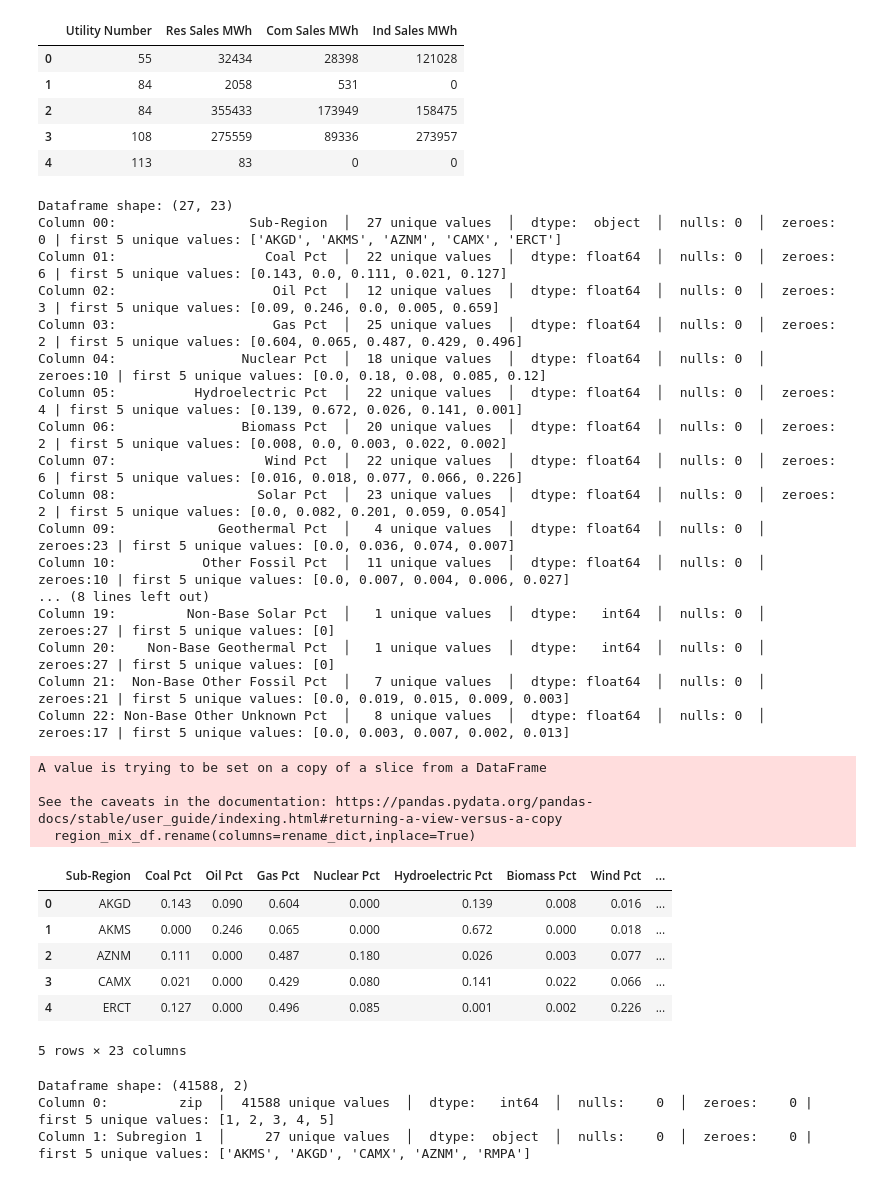
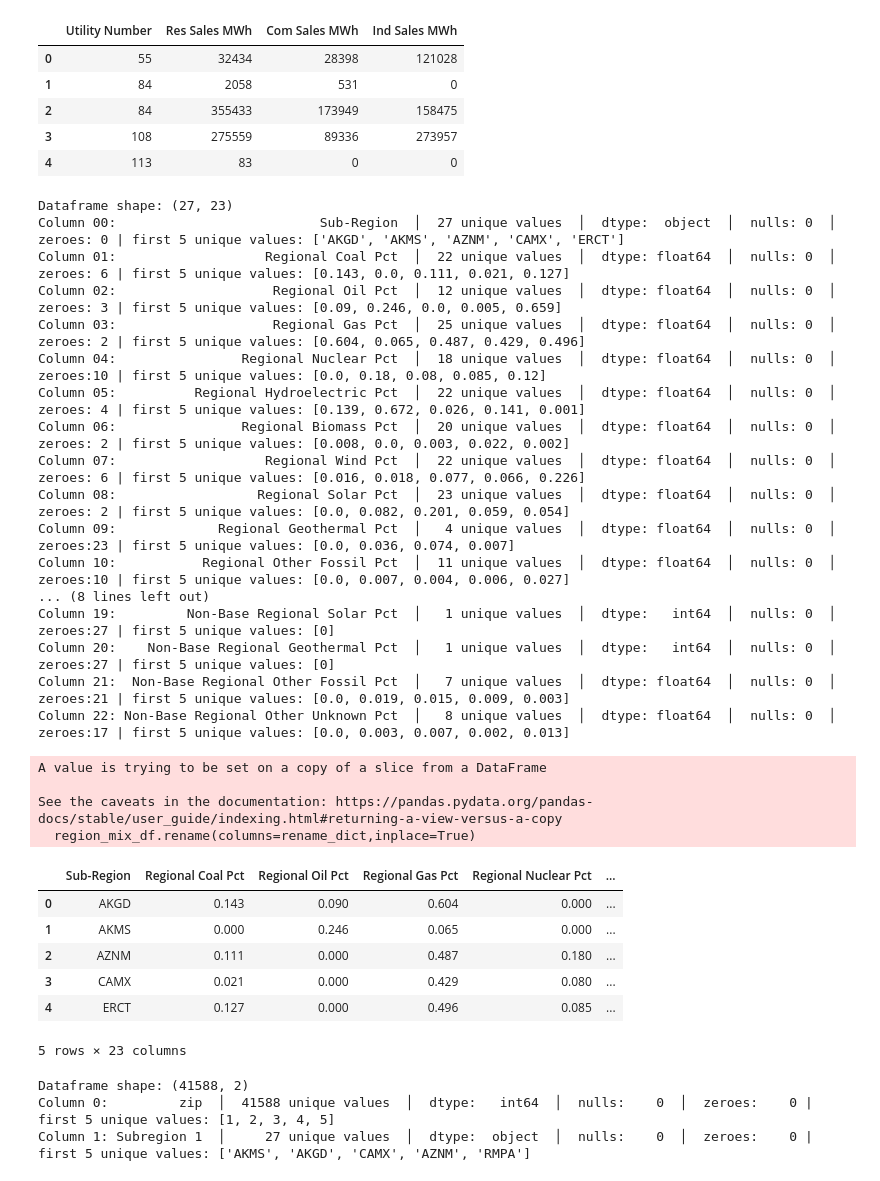
Before and after one commit to jcraciun/watts-the-cost-DATASCI-207, a Jupyter notebook: Watt is the Cost Data Cleaning.ipynb, the cells around one changed output. Drawn from its saved outputs; the diff is of its cells as text; code cells hidden in the pictures.

Commit message:
Updated Column Names for Clarity

```diff
--- a/Watt is the Cost Data Cleaning.ipynb
+++ b/Watt is the Cost Data Cleaning.ipynb
@@ -581,65 +581,65 @@ region_mix_df = region_source_mix_df.iloc[:, target_col_indices]
 rename_substring_map = {
     'PR':'Pct',
 	'SUBRGN':'Sub-Region',
 	'SR':'',
 	'NB':'Non-Base ',
-	'CL': 'Coal ',
-	'OL': 'Oil ',
-	'GS': 'Gas ',
-	'NC': 'Nuclear ',
-	'HY': 'Hydroelectric ',
-	'BM': 'Biomass ',
-	'GT': 'Geothermal ',
-	'WI': 'Wind ',
-	'SO': 'Solar ',
-	'OF': 'Other Fossil ',
-	'OP': 'Other Unknown '
+	'CL': 'Regional Coal ',
+	'OL': 'Regional Oil ',
+	'GS': 'Regional Gas ',
+	'NC': 'Regional Nuclear ',
+	'HY': 'Regional Hydroelectric ',
+	'BM': 'Regional Biomass ',
+	'GT': 'Regional Geothermal ',
+	'WI': 'Regional Wind ',
+	'SO': 'Regional Solar ',
+	'OF': 'Regional Other Fossil ',
+	'OP': 'Regional Other Unknown '
 
 }
 rename_dict = {}
 for column in region_mix_df.columns.copy():
 	new_column_name = column
 	for old_substr, new_substr in rename_substring_map.items():
 		if old_substr in new_column_name:
 			new_column_name = new_column_name.replace(old_substr, new_substr)
 	while '__' in new_column_name:
 		new_column_name = new_column_name.replace('__','_')
 	new_column_name = new_column_name.strip('_')
 	rename_dict[column] = new_column_name.strip()
 
 region_mix_df.rename(columns=rename_dict,inplace=True)
 
 
 region_mix_df_final = region_mix_df.dropna()
 print_df_detail(region_mix_df_final)
 # %% [output]
 Dataframe shape: (27, 23)
-Column 00:                 Sub-Region  │  27 unique values  │  dtype:  object  │  nulls: 0  │  zeroes: 0 | first 5 unique values: ['AKGD', 'AKMS', 'AZNM', 'CAMX', 'ERCT']
-Column 01:                   Coal Pct  │  22 unique values  │  dtype: float64  │  nulls: 0  │  zeroes: 6 | first 5 unique values: [0.143, 0.0, 0.111, 0.021, 0.127]
-Column 02:                    Oil Pct  │  12 unique values  │  dtype: float64  │  nulls: 0  │  zeroes: 3 | first 5 unique values: [0.09, 0.246, 0.0, 0.005, 0.659]
-Column 03:                    Gas Pct  │  25 unique values  │  dtype: float64  │  nulls: 0  │  zeroes: 2 | first 5 unique values: [0.604, 0.065, 0.487, 0.429, 0.496]
-Column 04:                Nuclear Pct  │  18 unique values  │  dtype: float64  │  nulls: 0  │  zeroes:10 | first 5 unique values: [0.0, 0.18, 0.08, 0.085, 0.12]
-Column 05:          Hydroelectric Pct  │  22 unique values  │  dtype: float64  │  nulls: 0  │  zeroes: 4 | first 5 unique values: [0.139, 0.672, 0.026, 0.141, 0.001]
-Column 06:                Biomass Pct  │  20 unique values  │  dtype: float64  │  nulls: 0  │  zeroes: 2 | first 5 unique values: [0.008, 0.0, 0.003, 0.022, 0.002]
-Column 07:                   Wind Pct  │  22 unique values  │  dtype: float64  │  nulls: 0  │  zeroes: 6 | first 5 unique values: [0.016, 0.018, 0.077, 0.066, 0.226]
-Column 08:                  Solar Pct  │  23 unique values  │  dtype: float64  │  nulls: 0  │  zeroes: 2 | first 5 unique values: [0.0, 0.082, 0.201, 0.059, 0.054]
-Column 09:             Geothermal Pct  │   4 unique values  │  dtype: float64  │  nulls: 0  │  zeroes:23 | first 5 unique values: [0.0, 0.036, 0.074, 0.007]
-Column 10:           Other Fossil Pct  │  11 unique values  │  dtype: float64  │  nulls: 0  │  zeroes:10 | first 5 unique values: [0.0, 0.007, 0.004, 0.006, 0.027]
+Column 00:                          Sub-Region  │  27 unique values  │  dtype:  object  │  nulls: 0  │  zeroes: 0 | first 5 unique values: ['AKGD', 'AKMS', 'AZNM', 'CAMX', 'ERCT']
+Column 01:                   Regional Coal Pct  │  22 unique values  │  dtype: float64  │  nulls: 0  │  zeroes: 6 | first 5 unique values: [0.143, 0.0, 0.111, 0.021, 0.127]
+Column 02:                    Regional Oil Pct  │  12 unique values  │  dtype: float64  │  nulls: 0  │  zeroes: 3 | first 5 unique values: [0.09, 0.246, 0.0, 0.005, 0.659]
+Column 03:                    Regional Gas Pct  │  25 unique values  │  dtype: float64  │  nulls: 0  │  zeroes: 2 | first 5 unique values: [0.604, 0.065, 0.487, 0.429, 0.496]
+Column 04:                Regional Nuclear Pct  │  18 unique values  │  dtype: float64  │  nulls: 0  │  zeroes:10 | first 5 unique values: [0.0, 0.18, 0.08, 0.085, 0.12]
+Column 05:          Regional Hydroelectric Pct  │  22 unique values  │  dtype: float64  │  nulls: 0  │  zeroes: 4 | first 5 unique values: [0.139, 0.672, 0.026, 0.141, 0.001]
+Column 06:                Regional Biomass Pct  │  20 unique values  │  dtype: float64  │  nulls: 0  │  zeroes: 2 | first 5 unique values: [0.008, 0.0, 0.003, 0.022, 0.002]
+Column 07:                   Regional Wind Pct  │  22 unique values  │  dtype: float64  │  nulls: 0  │  zeroes: 6 | first 5 unique values: [0.016, 0.018, 0.077, 0.066, 0.226]
+Column 08:                  Regional Solar Pct  │  23 unique values  │  dtype: float64  │  nulls: 0  │  zeroes: 2 | first 5 unique values: [0.0, 0.082, 0.201, 0.059, 0.054]
+Column 09:             Regional Geothermal Pct  │   4 unique values  │  dtype: float64  │  nulls: 0  │  zeroes:23 | first 5 unique values: [0.0, 0.036, 0.074, 0.007]
+Column 10:           Regional Other Fossil Pct  │  11 unique values  │  dtype: float64  │  nulls: 0  │  zeroes:10 | first 5 unique values: [0.0, 0.007, 0.004, 0.006, 0.027]
 ... (8 lines left out)
-Column 19:         Non-Base Solar Pct  │   1 unique values  │  dtype:   int64  │  nulls: 0  │  zeroes:27 | first 5 unique values: [0]
-Column 20:    Non-Base Geothermal Pct  │   1 unique values  │  dtype:   int64  │  nulls: 0  │  zeroes:27 | first 5 unique values: [0]
-Column 21:  Non-Base Other Fossil Pct  │   7 unique values  │  dtype: float64  │  nulls: 0  │  zeroes:21 | first 5 unique values: [0.0, 0.019, 0.015, 0.009, 0.003]
-Column 22: Non-Base Other Unknown Pct  │   8 unique values  │  dtype: float64  │  nulls: 0  │  zeroes:17 | first 5 unique values: [0.0, 0.003, 0.007, 0.002, 0.013]
+Column 19:         Non-Base Regional Solar Pct  │   1 unique values  │  dtype:   int64  │  nulls: 0  │  zeroes:27 | first 5 unique values: [0]
+Column 20:    Non-Base Regional Geothermal Pct  │   1 unique values  │  dtype:   int64  │  nulls: 0  │  zeroes:27 | first 5 unique values: [0]
+Column 21:  Non-Base Regional Other Fossil Pct  │   7 unique values  │  dtype: float64  │  nulls: 0  │  zeroes:21 | first 5 unique values: [0.0, 0.019, 0.015, 0.009, 0.003]
+Column 22: Non-Base Regional Other Unknown Pct  │   8 unique values  │  dtype: float64  │  nulls: 0  │  zeroes:17 | first 5 unique values: [0.0, 0.003, 0.007, 0.002, 0.013]
 A value is trying to be set on a copy of a slice from a DataFrame
 
 See the caveats in the documentation: https://pandas.pydata.org/pandas-docs/stable/user_guide/indexing.html#returning-a-view-versus-a-copy
   region_mix_df.rename(columns=rename_dict,inplace=True)
-|  | Sub-Region | Coal Pct | Oil Pct | Gas Pct | Nuclear Pct | Hydroelectric Pct | Biomass Pct | Wind Pct | ... |
-| 0 | AKGD | 0.143 | 0.090 | 0.604 | 0.000 | 0.139 | 0.008 | 0.016 | ... |
-| 1 | AKMS | 0.000 | 0.246 | 0.065 | 0.000 | 0.672 | 0.000 | 0.018 | ... |
-| 2 | AZNM | 0.111 | 0.000 | 0.487 | 0.180 | 0.026 | 0.003 | 0.077 | ... |
-| 3 | CAMX | 0.021 | 0.000 | 0.429 | 0.080 | 0.141 | 0.022 | 0.066 | ... |
-| 4 | ERCT | 0.127 | 0.000 | 0.496 | 0.085 | 0.001 | 0.002 | 0.226 | ... |
+|  | Sub-Region | Regional Coal Pct | Regional Oil Pct | Regional Gas Pct | Regional Nuclear Pct | ... |
+| 0 | AKGD | 0.143 | 0.090 | 0.604 | 0.000 | ... |
+| 1 | AKMS | 0.000 | 0.246 | 0.065 | 0.000 | ... |
+| 2 | AZNM | 0.111 | 0.000 | 0.487 | 0.180 | ... |
+| 3 | CAMX | 0.021 | 0.000 | 0.429 | 0.080 | ... |
+| 4 | ERCT | 0.127 | 0.000 | 0.496 | 0.085 | ... |
 5 rows × 23 columns
 # %%
 ################
```
Also changed, not shown: parts of 6 cells of this notebook, 1 other file.
